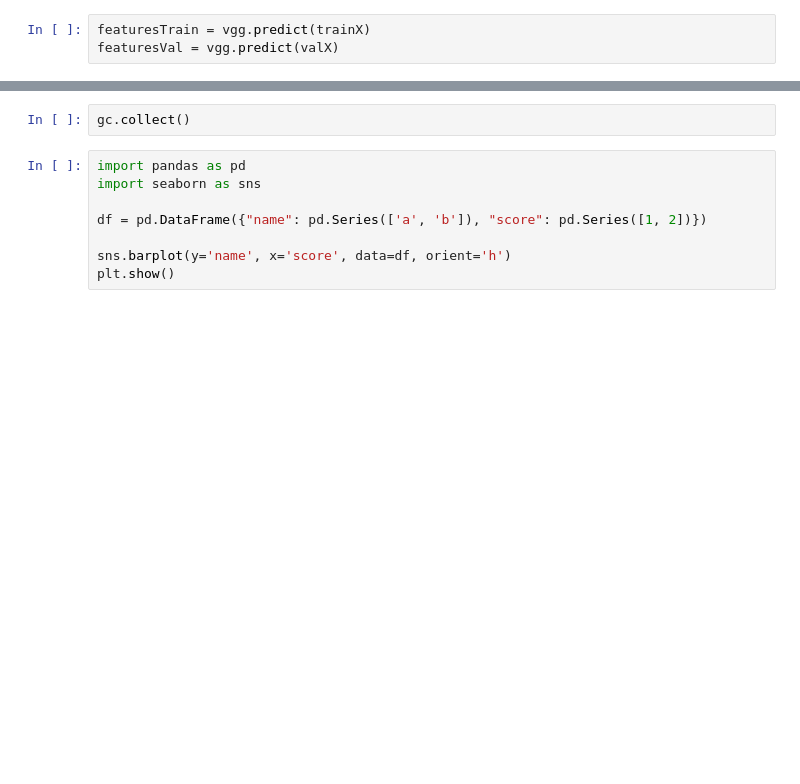
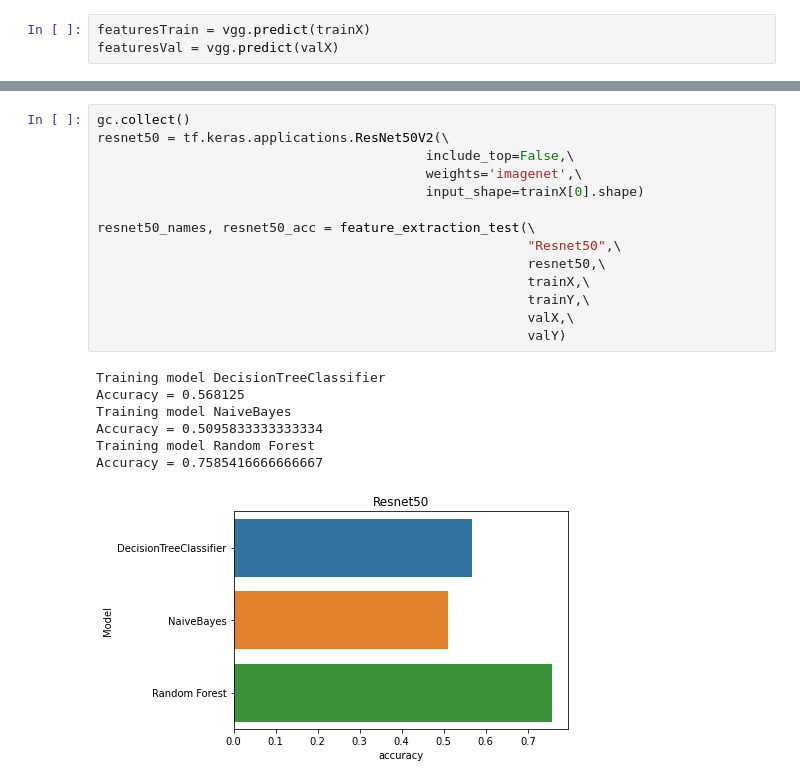
Before and after one commit to rajbircit/assignments, a Jupyter notebook: dl_a2/pretrained.ipynb, the cells around one changed output, grey strips where cells are left out. Cells and saved outputs as stored; diff of their text form; blank space fills up the shorter version.

```diff
--- a/dl_a2/pretrained.ipynb
+++ b/dl_a2/pretrained.ipynb
@@ -424,10 +422,22 @@ vgg19_names, vgg19_acc = features_extraction_test("VGG19", vgg19, trainX, trainY
-# %%
-gc.collect()
-# %%
-import pandas as pd
-import seaborn as sns
-
-df = pd.DataFrame({"name": pd.Series(['a', 'b']), "score": pd.Series([1, 2])})
-
-sns.barplot(y='name', x='score', data=df, orient='h')
-plt.show()
+# %%
+gc.collect()
+resnet50 = tf.keras.applications.ResNet50V2(\
+                                          include_top=False,\
+                                          weights='imagenet',\
+                                          input_shape=trainX[0].shape)
+
+resnet50_names, resnet50_acc = feature_extraction_test(\
+                                                       "Resnet50",\
+                                                       resnet50,\
+                                                       trainX,\
+                                                       trainY,\
+                                                       valX,\
+                                                       valY)
+# %% [output]
+Training model DecisionTreeClassifier
+Accuracy = 0.568125
+Training model NaiveBayes
+Accuracy = 0.5095833333333334
+Training model Random Forest
+Accuracy = 0.7585416666666667
+[figure, added]
```
Also changed, not shown: parts of 6 cells of this notebook.
